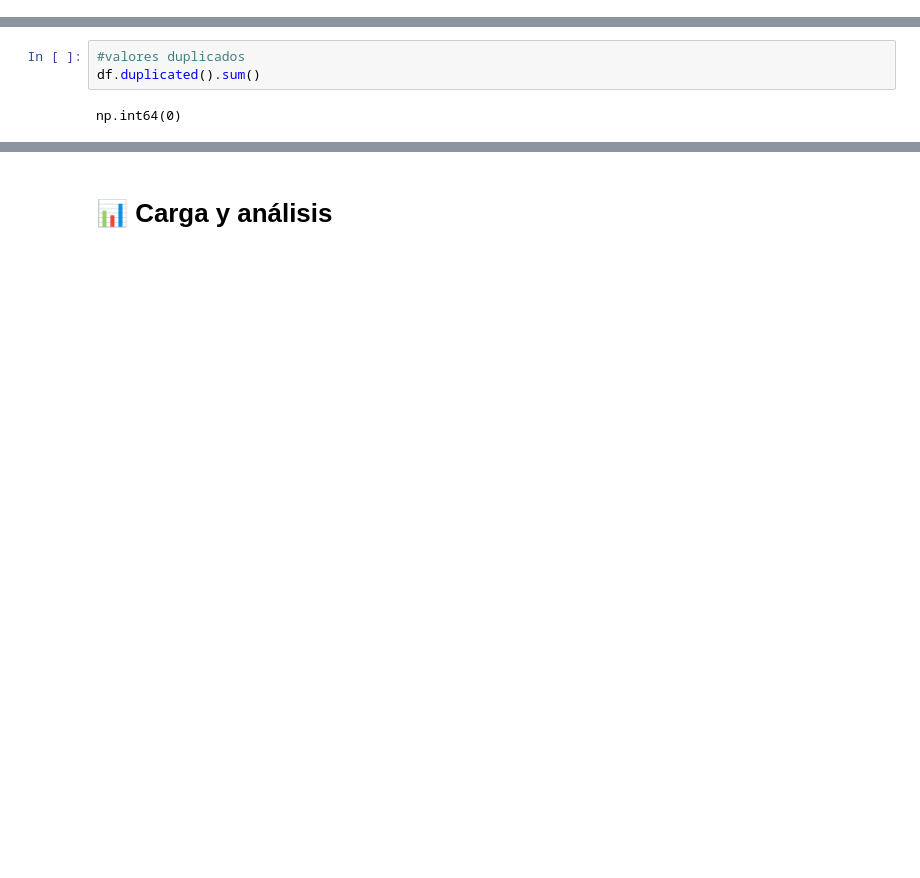
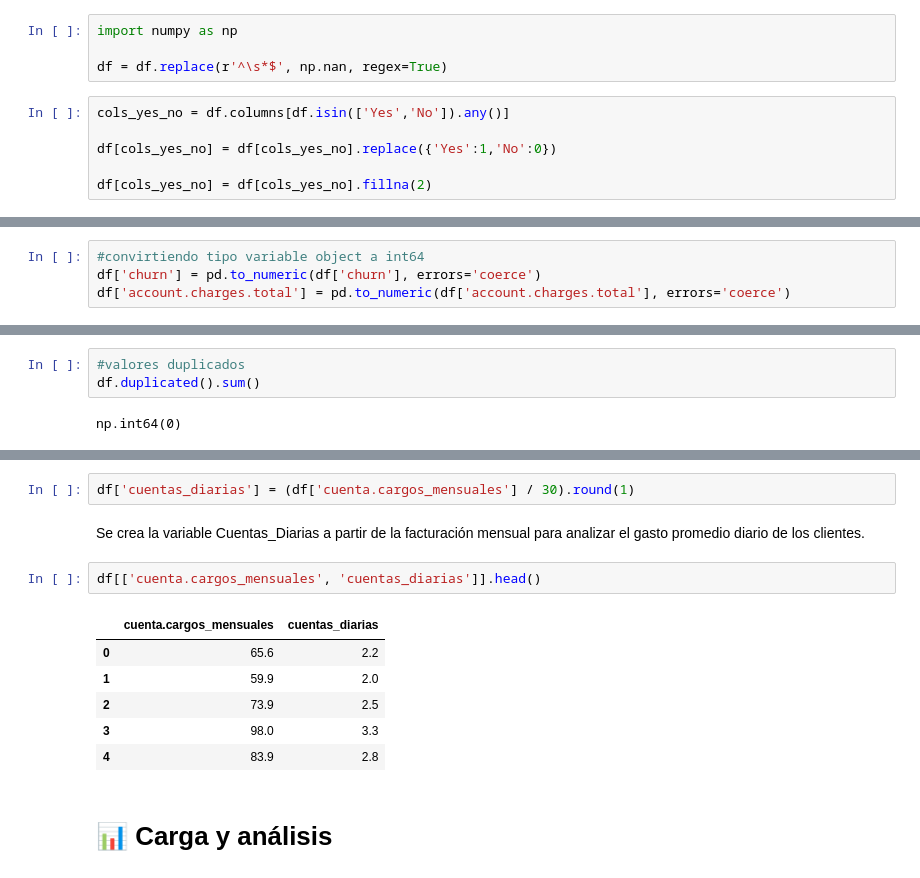
Before and after one commit to patinohoyosgisell/Challenge_Telecom_X, a Jupyter notebook: Challenge_Telecom_XV1.ipynb, the cells around one changed output, grey strips where cells are left out. Drawn from its saved outputs; the diff is of its cells as text; blank space fills up the shorter version.

```diff
--- a/Challenge_Telecom_XV1.ipynb
+++ b/Challenge_Telecom_XV1.ipynb
@@ -150,0 +141,10 @@ dtype: int64
+# %%
+import numpy as np
+
+df = df.replace(r'^\s*$', np.nan, regex=True)
+# %%
+cols_yes_no = df.columns[df.isin(['Yes','No']).any()]
+
+df[cols_yes_no] = df[cols_yes_no].replace({'Yes':1,'No':0})
+
+df[cols_yes_no] = df[cols_yes_no].fillna(2)
@@ -150,0 +181,4 @@ dtype: int64
+# %%
+#convirtiendo tipo variable object a int64
+df['churn'] = pd.to_numeric(df['churn'], errors='coerce')
+df['account.charges.total'] = pd.to_numeric(df['account.charges.total'], errors='coerce')
@@ -165,2 +294,15 @@ dtype: int64
+# %%
+df['cuentas_diarias'] = (df['cuenta.cargos_mensuales'] / 30).round(1)
+# %% [markdown]
+Se crea la variable Cuentas_Diarias a partir de la facturación mensual para analizar el gasto promedio diario de los clientes.
+# %%
+df[['cuenta.cargos_mensuales', 'cuentas_diarias']].head()
+# %% [output]
+|  | cuenta.cargos_mensuales | cuentas_diarias |
+| 0 | 65.6 | 2.2 |
+| 1 | 59.9 | 2.0 |
+| 2 | 73.9 | 2.5 |
+| 3 | 98.0 | 3.3 |
+| 4 | 83.9 | 2.8 |
 # %% [markdown]
 # 📊 Carga y análisis
```
Also changed, not shown: parts of 19 cells of this notebook.
